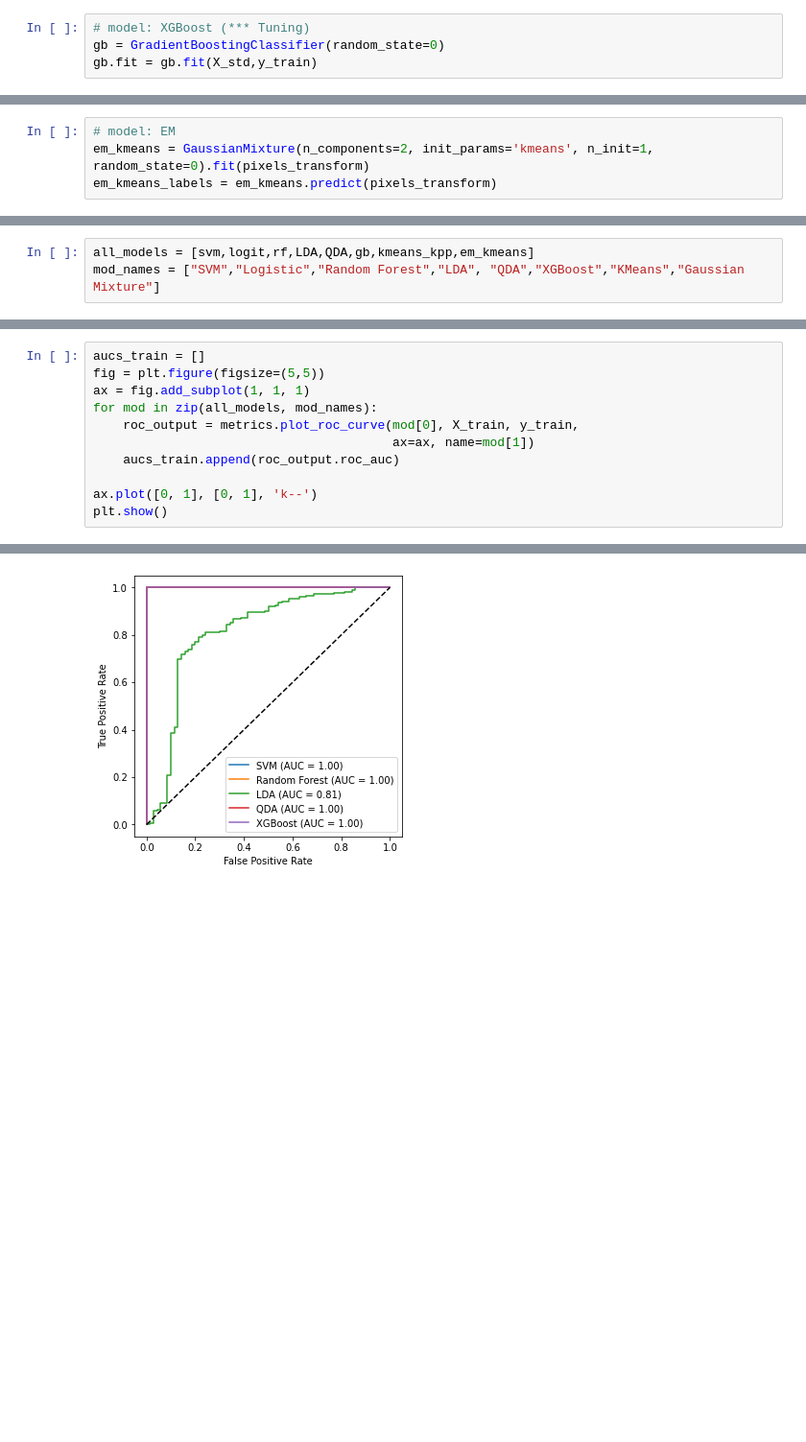
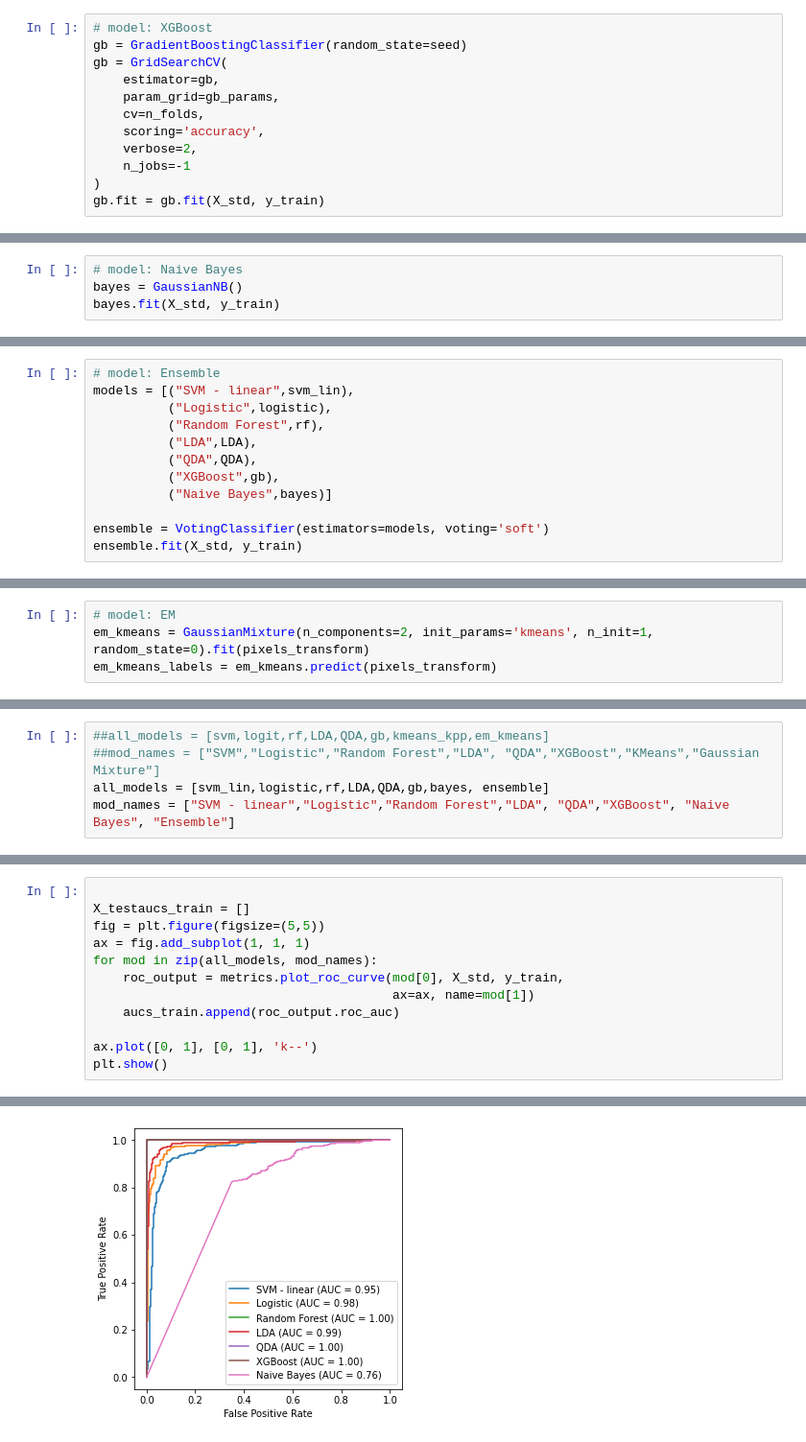
Before and after one commit to boyercb/bst263-final-project, a Jupyter notebook: BST_263_Final_Project.ipynb, the cells around one changed output, grey strips where cells are left out. Shown at 96% size. Drawn from its saved outputs; the diff is of its cells as text; blank space fills up the shorter version.

```diff
--- a/BST_263_Final_Project.ipynb
+++ b/BST_263_Final_Project.ipynb
@@ -138,4 +288,12 @@ QDA.fit = QDA.fit(X_std, y_train)
 # %%
-# model: XGBoost (*** Tuning)
-gb = GradientBoostingClassifier(random_state=0)
-gb.fit = gb.fit(X_std,y_train)
+# model: XGBoost
+gb = GradientBoostingClassifier(random_state=seed)
+gb = GridSearchCV(
+    estimator=gb,
+    param_grid=gb_params,
+    cv=n_folds,
+    scoring='accuracy',
+    verbose=2,
+    n_jobs=-1
+)
+gb.fit = gb.fit(X_std, y_train)
@@ -141,0 +308,4 @@ gb.fit = gb.fit(X_std,y_train)
+# %%
+# model: Naive Bayes
+bayes = GaussianNB()
+bayes.fit(X_std, y_train)
@@ -141,0 +316,12 @@ gb.fit = gb.fit(X_std,y_train)
+# %%
+# model: Ensemble
+models = [("SVM - linear",svm_lin),
+          ("Logistic",logistic),
+          ("Random Forest",rf),
+          ("LDA",LDA),
+          ("QDA",QDA),
+          ("XGBoost",gb),
+          ("Naive Bayes",bayes)]
+
+ensemble = VotingClassifier(estimators=models, voting='soft')
+ensemble.fit(X_std, y_train)
@@ -176,4 +394,6 @@ em_kmeans_labels = em_kmeans.predict(pixels_transform)
 # %%
-all_models = [svm,logit,rf,LDA,QDA,gb,kmeans_kpp,em_kmeans]
-mod_names = ["SVM","Logistic","Random Forest","LDA", "QDA","XGBoost","KMeans","Gaussian Mixture"]
+##all_models = [svm,logit,rf,LDA,QDA,gb,kmeans_kpp,em_kmeans]
+##mod_names = ["SVM","Logistic","Random Forest","LDA", "QDA","XGBoost","KMeans","Gaussian Mixture"]
+all_models = [svm_lin,logistic,rf,LDA,QDA,gb,bayes, ensemble]
+mod_names = ["SVM - linear","Logistic","Random Forest","LDA", "QDA","XGBoost", "Naive Bayes", "Ensemble"]
 # %%
@@ -189,9 +409,10 @@ Y_train_pred_em = em_kmeans.predict(pixels_transform)
 # %%
-aucs_train = []
+
+X_testaucs_train = []
 fig = plt.figure(figsize=(5,5))
 ax = fig.add_subplot(1, 1, 1)
 for mod in zip(all_models, mod_names):
-    roc_output = metrics.plot_roc_curve(mod[0], X_train, y_train,
+    roc_output = metrics.plot_roc_curve(mod[0], X_std, y_train,
                                         ax=ax, name=mod[1])
     aucs_train.append(roc_output.roc_auc)
 
@@ -201,2 +423,2 @@ plt.show()
-[figure, old version]
+[figure, new version]
 # %%
```
Also changed, not shown: parts of 44 cells of this notebook.
